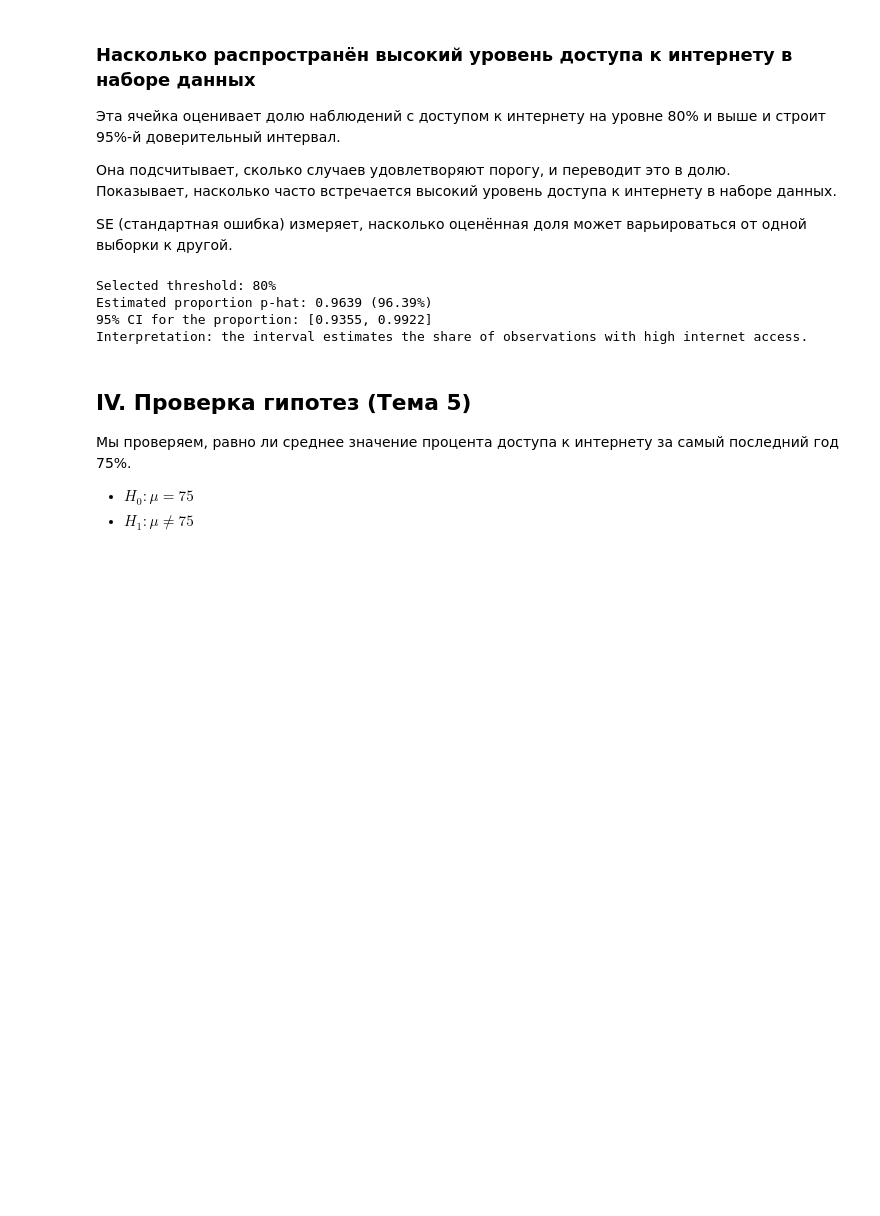
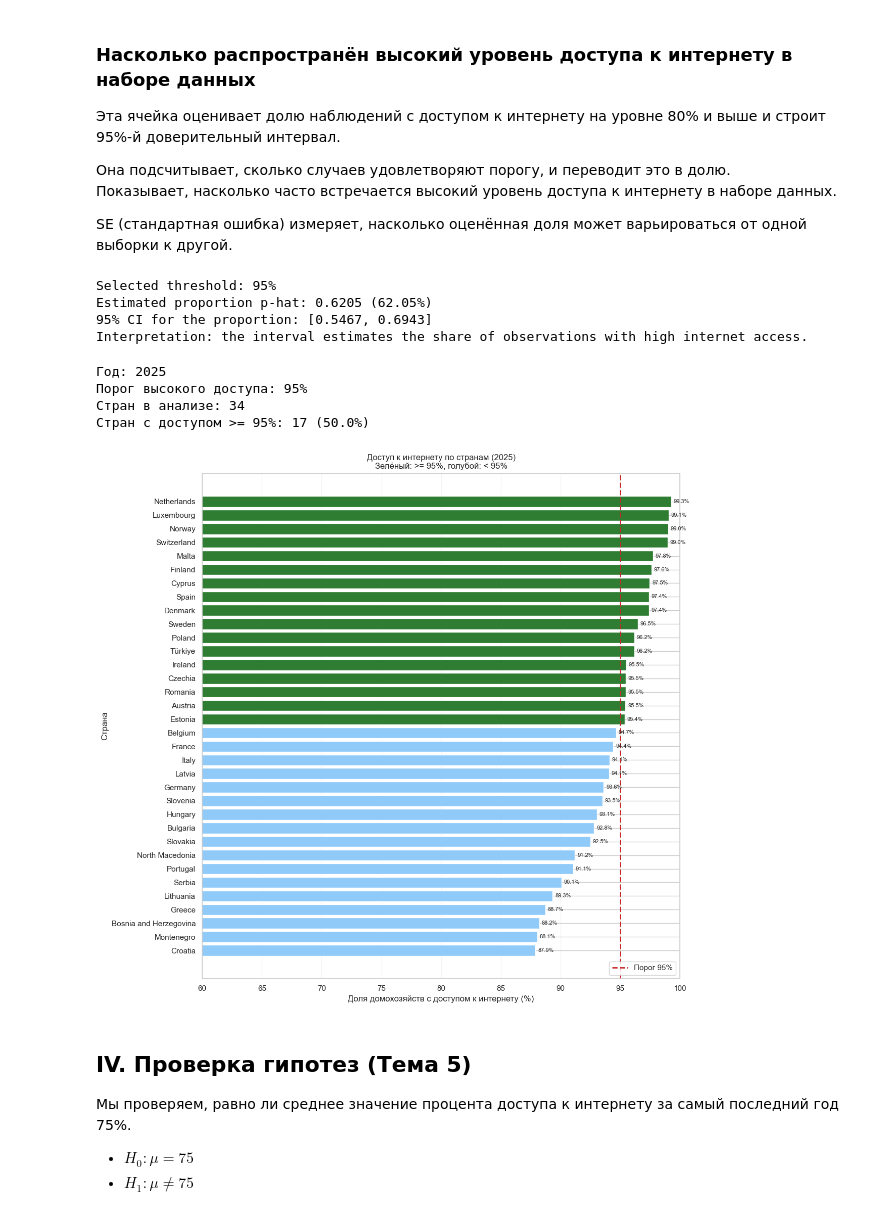
Before and after one commit to slendchat/MStAD, a Jupyter notebook: ind01.ipynb, the cells around one changed output. Cells and saved outputs as stored; diff of their text form; code cells hidden in the pictures; blank space fills up the shorter version.

Commit message:
distribution of high internet access

```diff
--- a/ind01.ipynb
+++ b/ind01.ipynb
@@ -609,7 +609,7 @@ Interpretation: with 95% confidence, the true mean lies within this interval.
 SE (стандартная ошибка) измеряет, насколько оценённая доля может варьироваться от одной выборки к другой.
 # %%
 # Estimate of a proportion: p = P(access >= 80%) in the most recent year
-threshold = 80
+threshold = 95
 success = (df_latest["internet_access_pct"] >= threshold).sum()
 p_hat = success / n
 z_crit = stats.norm.ppf(0.975)
@@ -621,10 +621,69 @@ print(f"Estimated proportion p-hat: {p_hat:.4f} ({p_hat*100:.2f}%)")
 print(f"95% CI for the proportion: [{ci_prop[0]:.4f}, {ci_prop[1]:.4f}]")
 print("Interpretation: the interval estimates the share of observations with high internet access.")
 # %% [output]
-Selected threshold: 80%
-Estimated proportion p-hat: 0.9639 (96.39%)
-95% CI for the proportion: [0.9355, 0.9922]
+Selected threshold: 95%
+Estimated proportion p-hat: 0.6205 (62.05%)
+95% CI for the proportion: [0.5467, 0.6943]
 Interpretation: the interval estimates the share of observations with high internet access.
+# %%
+# Насколько распространён высокий уровень доступа к интернету (порог 95%)
+threshold = 95
+latest_year = int(df["year"].max())
+
+plot_df = df[df["year"] == latest_year].copy()
+
+# Если в данных есть Total — используем только его.
+# Иначе считаем среднее по типам домохозяйств в стране.
+if "Total" in plot_df["household_type"].unique():
+    plot_df = plot_df[plot_df["household_type"] == "Total"].copy()
+    country_level = plot_df[["country", "internet_access_pct"]].copy()
+else:
+    country_level = (
+        plot_df.groupby("country", as_index=False)["internet_access_pct"]
+        .mean()
+    )
+
+country_level = country_level.rename(columns={"internet_access_pct": "access_pct"})
+country_level["high_access"] = country_level["access_pct"] >= threshold
+country_level = country_level.sort_values("access_pct", ascending=True).reset_index(drop=True)
+
+# Доля стран с высоким доступом (>=95%)
+n = len(country_level)
+k = int(country_level["high_access"].sum())
+p_hat = k / n if n > 0 else np.nan
+
+print(f"Год: {latest_year}")
+print(f"Порог высокого доступа: {threshold}%")
+print(f"Стран в анализе: {n}")
+print(f"Стран с доступом >= {threshold}%: {k} ({p_hat*100:.1f}%)")
+
+# График
+palette = {True: "#2e7d32", False: "#90caf9"}
+bar_colors = country_level["high_access"].map(palette)
+
+plt.figure(figsize=(12, max(8, 0.33 * n)))
+plt.barh(country_level["country"], country_level["access_pct"], color=bar_colors, edgecolor="white")
+plt.axvline(threshold, color="#c62828", linestyle="--", linewidth=2, label=f"Порог {threshold}%")
+
+plt.title(f"Доступ к интернету по странам ({latest_year})\nЗелёный: >= {threshold}%, голубой: < {threshold}%")
+plt.xlabel("Доля домохозяйств с доступом к интернету (%)")
+plt.ylabel("Страна")
+plt.xlim(60, 100)
+plt.legend(loc="lower right")
+plt.grid(axis="x", alpha=0.2)
+
+# Подписи значений
+for y, val in enumerate(country_level["access_pct"]):
+    plt.text(val + 0.2, y, f"{val:.1f}%", va="center", fontsize=8)
+
+plt.tight_layout()
+plt.show()
+# %% [output]
+Год: 2025
+Порог высокого доступа: 95%
+Стран в анализе: 34
+Стран с доступом >= 95%: 17 (50.0%)
+[figure, added]
 # %% [markdown]
 ## IV. Проверка гипотез (Тема 5)
 
```
Also changed, not shown: parts of 1 cell of this notebook.
